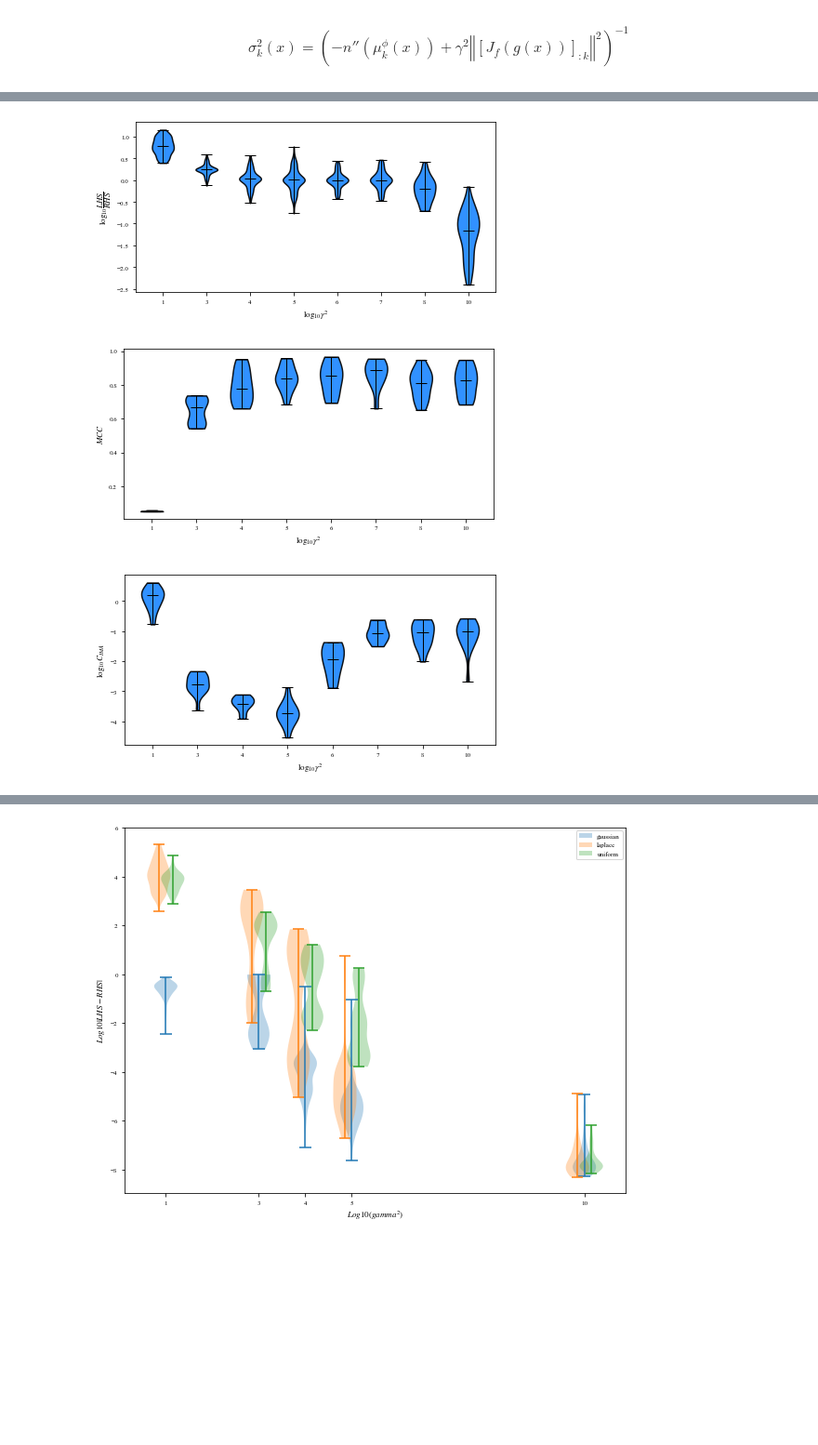
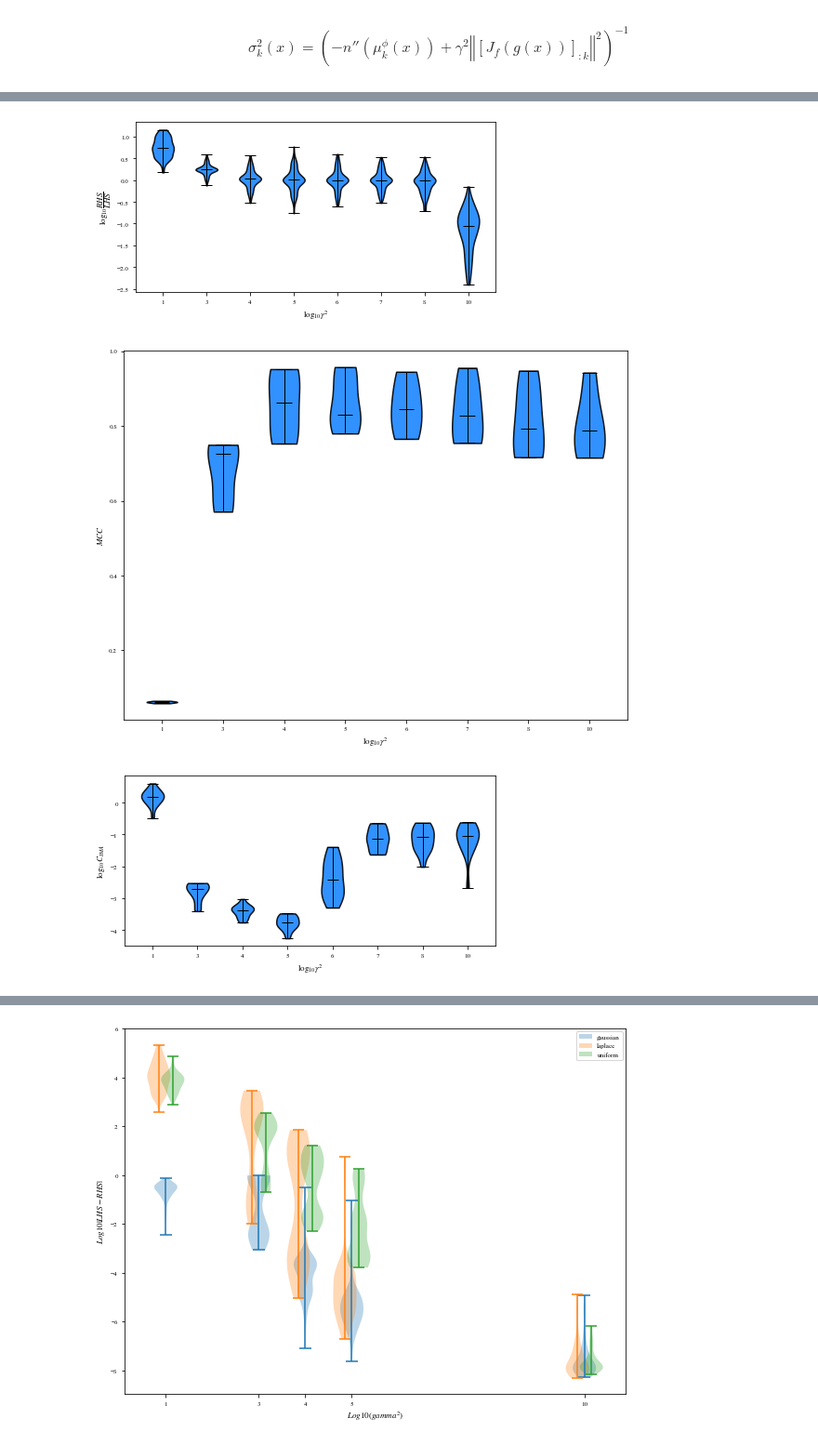
Before and after one commit to rpatrik96/ima-vae, a Jupyter notebook: notebooks/synth_plots.ipynb, the cells around one changed output, grey strips where cells are left out. Shown at 93% size. Cells and saved outputs as stored; diff of their text form; code cells hidden in the pictures; blank space fills up the shorter version.

Commit message:
plot improvements

```diff
--- a/notebooks/synth_plots.ipynb
+++ b/notebooks/synth_plots.ipynb
@@ -211,21 +234,21 @@ def create_violinplot(groups, xlabel, ylabel, xticklabels, figsize=(6,3), filena
 # %%
-groups = [np.log10((g.rhs/g.lhs).abs()) for _, g in df_rhs_lhs_gamma_sq.groupby("gamma_square")]
-create_violinplot(groups, '$\log_{10}\gamma^2$', '$\log_{10}\dfrac{LHS}{RHS}$', [0]+ sorted(np.log10(runs_df["gamma_square"]).astype(int).unique()), filename="opt_sigma_gamma")
+groups = [np.log10((g.rhs-g.lhs).abs()) for _, g in df_rhs_lhs_gamma_sq.groupby("gamma_square")]
+create_violinplot(groups, '$\log_{10}\gamma^2$', '$\log_{10}\dfrac{RHS}{LHS}$', [0]+ sorted(np.log10(runs_df["gamma_square"]).astype(int).unique()), filename="opt_sigma_gamma")
 # %% [output]
-[figure, old version]
+[figure, new version]
 # %%
-elbo_filter = runs_df[[ "neg_elbo", "gamma_square"]].groupby("gamma_square").describe()['neg_elbo']['75%']
-groups = [g for _, g in runs_df[[ "neg_elbo", "mcc", "cima", "gamma_square"]].groupby("gamma_square")]
-gg_mcc = [g[g.neg_elbo <= threshold].mcc  for g, threshold in zip(groups, elbo_filter)]
+elbo_filter = runs_df[[ "neg_elbo", "gamma_square"]].groupby("gamma_square").describe()['neg_elbo']['25%']
+groups = [g for _, g in runs_df[[ "neg_elbo", "max_mcc", "cima", "gamma_square"]].groupby("gamma_square")]
+gg_mcc = [g[g.neg_elbo <= threshold].max_mcc  for g, threshold in zip(groups, elbo_filter)]
 gg_cima = [g[g.neg_elbo <= threshold].cima  for g, threshold in zip(groups, elbo_filter)]
 gg_gamma = [g[g.neg_elbo <= threshold].gamma_square  for g, threshold in zip(groups, elbo_filter)]
 # %%
-create_violinplot(gg_mcc, '$\log_{10}\gamma^2$', '$MCC$', [0]+ sorted(np.log10(runs_df["gamma_square"]).astype(int).unique()), filename="mcc_vs_gamma")
+create_violinplot(gg_mcc, '$\log_{10}\gamma^2$', '$MCC$', [0]+ sorted(np.log10(runs_df["gamma_square"]).astype(int).unique()), filename="mcc_vs_gamma", figsize=(8,6))
 # %% [output]
-[figure, old version]
+[figure, new version]
 # %%
 create_violinplot([np.log10(g) for g in gg_cima], '$\log_{10}\gamma^2$', '$\log_{10}C_{IMA}$', [0]+ sorted(np.log10(runs_df["gamma_square"]).astype(int).unique()), filename="cima_vs_gamma")
 # %% [output]
-[figure, old version]
+[figure, new version]
 # %%
 plt.figure(figsize=(8,6))
```
Also changed, not shown: parts of 14 cells of this notebook.
